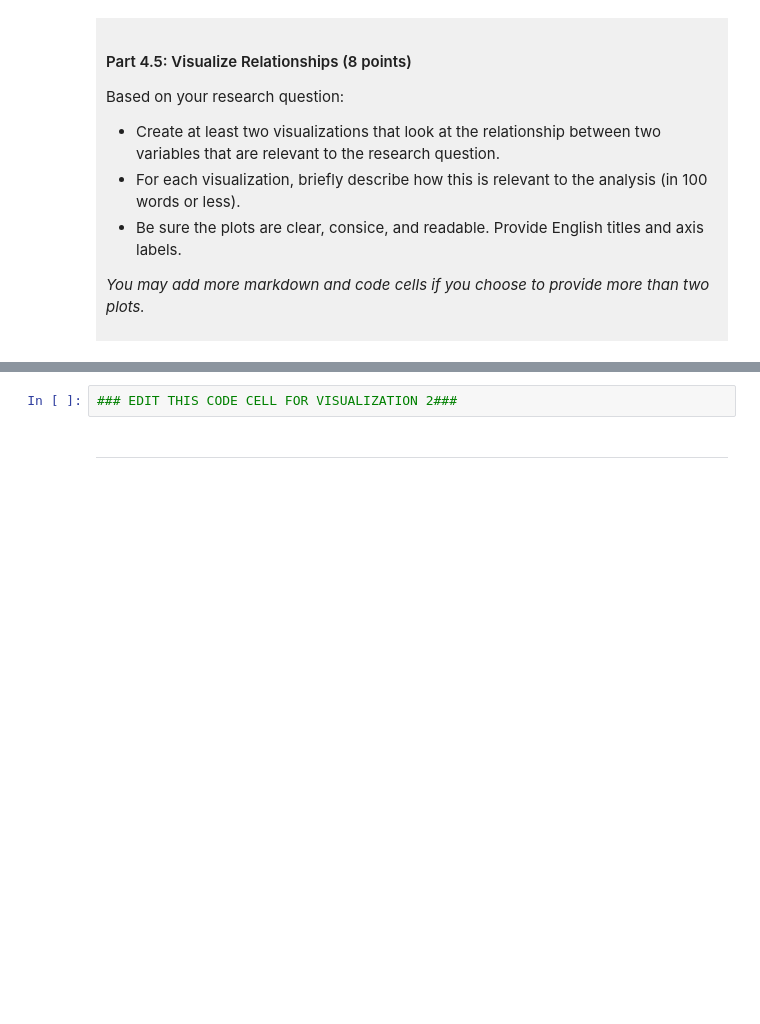
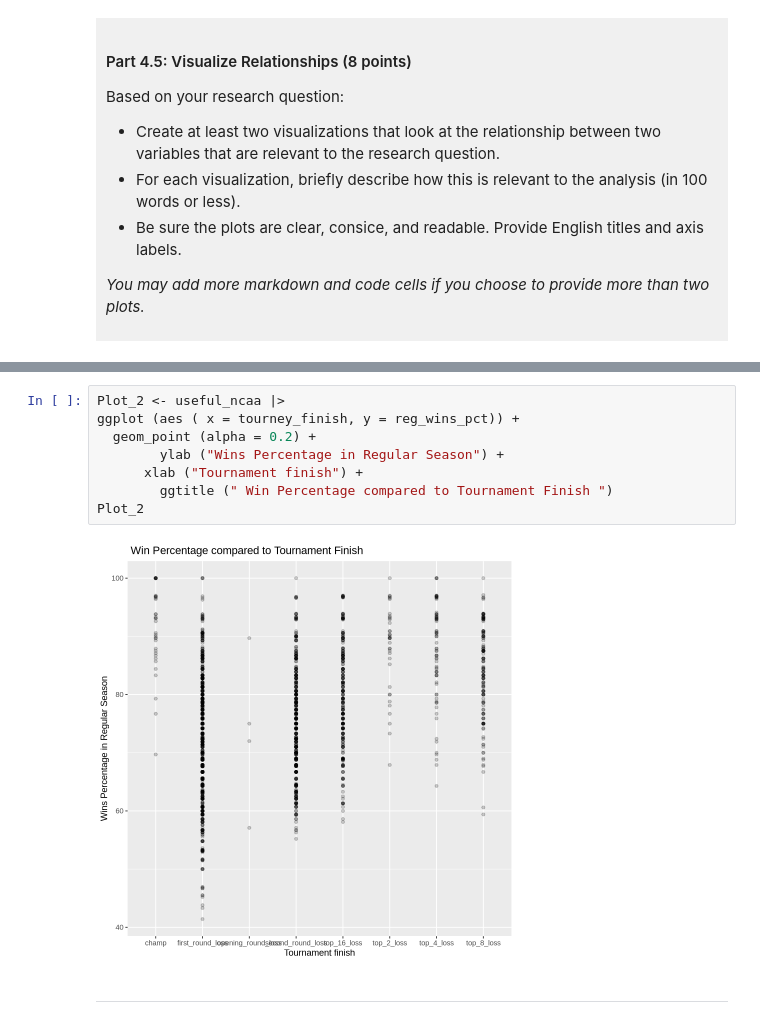
Before and after one commit to Ronanwiens/dsci-100-project-ronan-wiens, a Jupyter notebook: dsci-100-project-notebook.ipynb, the cells around one changed output, grey strips where cells are left out. Saved outputs shown, nothing was run; the diff lists cells and outputs as text; blank space fills up the shorter version.

```diff
--- a/dsci-100-project-notebook.ipynb
+++ b/dsci-100-project-notebook.ipynb
@@ -329,5 +404,13 @@ Visualization 2: %%% EDIT THIS MARKDOWN CELL%%%
 # %%
-### EDIT THIS CODE CELL FOR VISUALIZATION 2###
+Plot_2 <- useful_ncaa |>
+ggplot (aes ( x = tourney_finish, y = reg_wins_pct)) +
+  geom_point (alpha = 0.2) +
+        ylab ("Wins Percentage in Regular Season") +
+      xlab ("Tournament finish") +
+        ggtitle (" Win Percentage compared to Tournament Finish ")
+Plot_2
+# %% [output]
+[figure, added]
 # %% [markdown]
 ------
 # %% [markdown]
```
Also changed, not shown: parts of 9 cells of this notebook.
